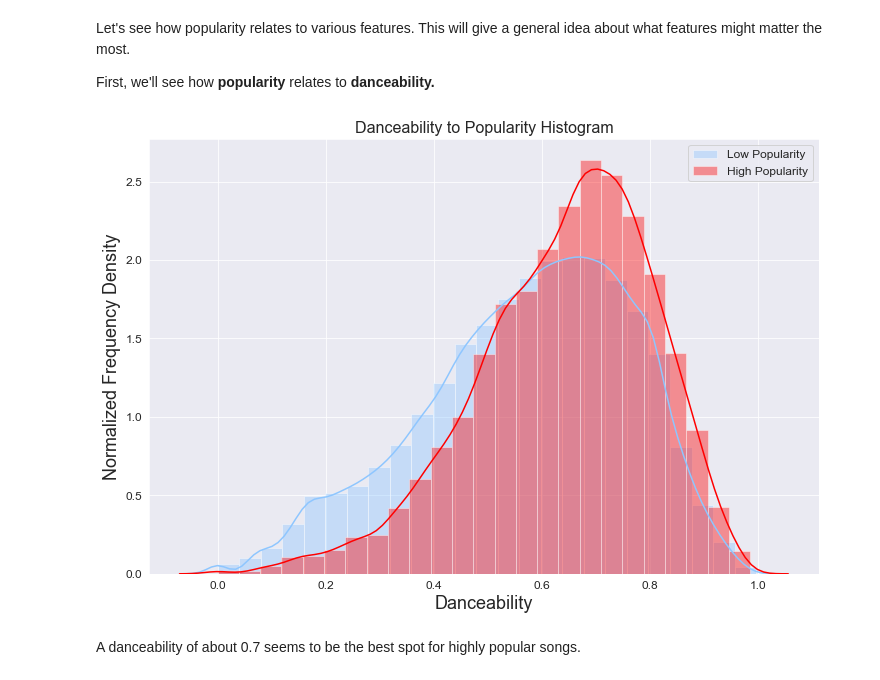
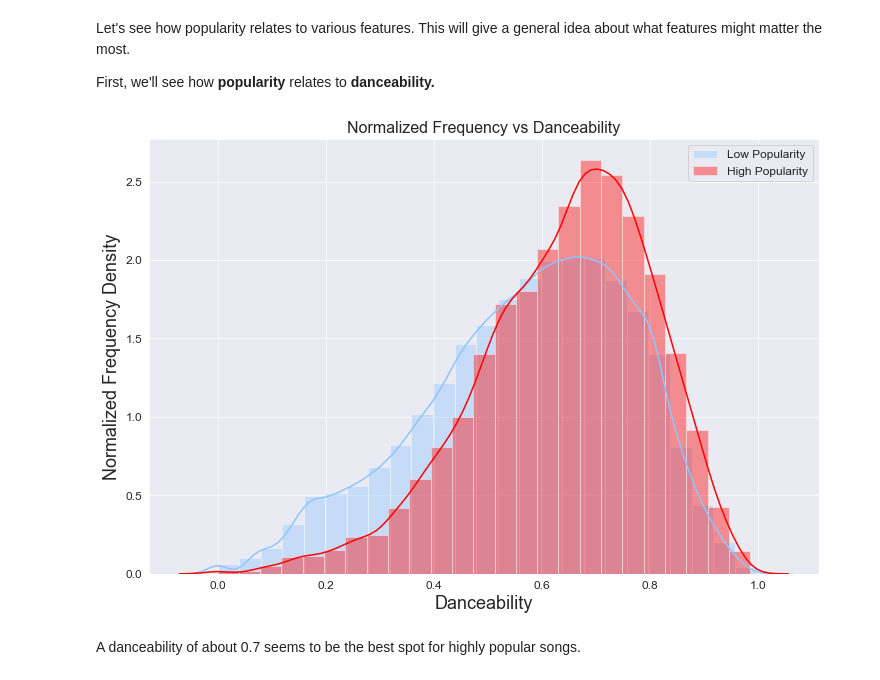
Before and after one commit to RQuery/Spotify-Song-Popularity-Prediction, a Jupyter notebook: Spotify Song Popularity Prediction.ipynb, the cells around one changed output. Cells and saved outputs as stored; diff of their text form; code cells hidden in the pictures.

```diff
--- a/Spotify Song Popularity Prediction.ipynb
+++ b/Spotify Song Popularity Prediction.ipynb
@@ -208,19 +208,19 @@ highly_popular_dance = data[data['popularity'] > 50]['danceability']
 low_popular_dance = data[data['popularity'] <= 50]['danceability']
 # %%
 fig = plt.figure(figsize = (12, 8))
-plt.title("Danceability to Popularity Histogram", fontsize=16)
+plt.title("Normalized Frequency vs Danceability", fontsize=16)
 #highly_popular_dance.hist(alpha = 1, bins = 15, label = 'High Popularity')
 #low_popular_dance.hist(alpha = 0.5, bins = 15, label = 'Low Popularity')
 
 sns.distplot(low_popular_dance, label = 'Low Popularity', bins = 25)
 sns.distplot(highly_popular_dance, label = 'High Popularity', bins = 25)
 
 plt.legend(loc = 'upper right', fontsize = 12)
 plt.xlabel('Danceability', fontsize=18)
 plt.ylabel('Normalized Frequency Density', fontsize=18)
 plt.tick_params(axis='both', which='major', labelsize=12)
 # %% [output]
-[figure, old version]
+[figure, new version]
 # %% [markdown]
 A danceability of about 0.7 seems to be the best spot for highly popular songs.
 # %% [markdown]
```
Also changed, not shown: parts of 17 cells of this notebook.
